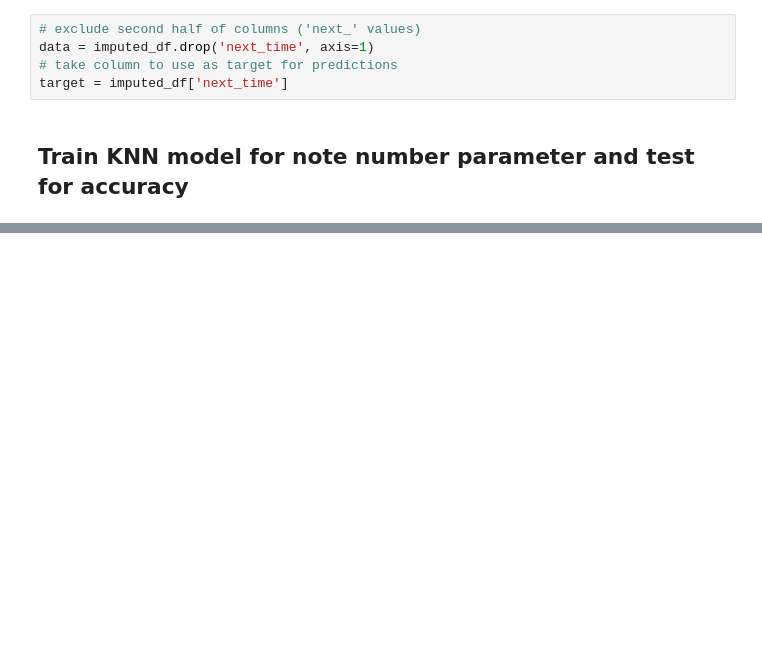
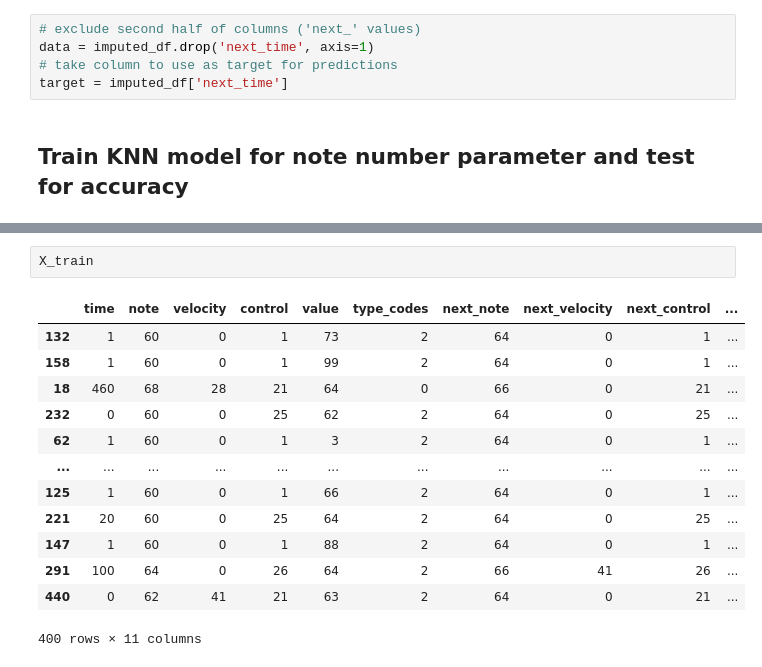
Before and after one commit to diegomoca/pais-de-jauja, a Jupyter notebook: knn_midi-msg.ipynb, the cells around one changed output, grey strips where cells are left out. Drawn from its saved outputs; the diff is of its cells as text; blank space fills up the shorter version.

```diff
--- a/knn_midi-msg.ipynb
+++ b/knn_midi-msg.ipynb
@@ -359,3 +361,19 @@ array([  0,   1,  31,  31,   1, 296,  31,   0,   1,   0,   1,  31,  23,
+# %%
+X_train
+# %% [output]
+|  | time | note | velocity | control | value | type_codes | next_note | next_velocity | next_control | ... |
+| 132 | 1 | 60 | 0 | 1 | 73 | 2 | 64 | 0 | 1 | ... |
+| 158 | 1 | 60 | 0 | 1 | 99 | 2 | 64 | 0 | 1 | ... |
+| 18 | 460 | 68 | 28 | 21 | 64 | 0 | 66 | 0 | 21 | ... |
+| 232 | 0 | 60 | 0 | 25 | 62 | 2 | 64 | 0 | 25 | ... |
+| 62 | 1 | 60 | 0 | 1 | 3 | 2 | 64 | 0 | 1 | ... |
+| ... | ... | ... | ... | ... | ... | ... | ... | ... | ... | ... |
+| 125 | 1 | 60 | 0 | 1 | 66 | 2 | 64 | 0 | 1 | ... |
+| 221 | 20 | 60 | 0 | 25 | 64 | 2 | 64 | 0 | 25 | ... |
+| 147 | 1 | 60 | 0 | 1 | 88 | 2 | 64 | 0 | 1 | ... |
+| 291 | 100 | 64 | 0 | 26 | 64 | 2 | 66 | 41 | 26 | ... |
+| 440 | 0 | 62 | 41 | 21 | 63 | 2 | 64 | 0 | 21 | ... |
+400 rows × 11 columns
 # %%
 plt.plot(neighbors_settings, training_accuracy, label='training accuracy')
 plt.plot(neighbors_settings, test_accuracy, label='test accuracy')
```
Also changed, not shown: parts of 15 cells of this notebook.
